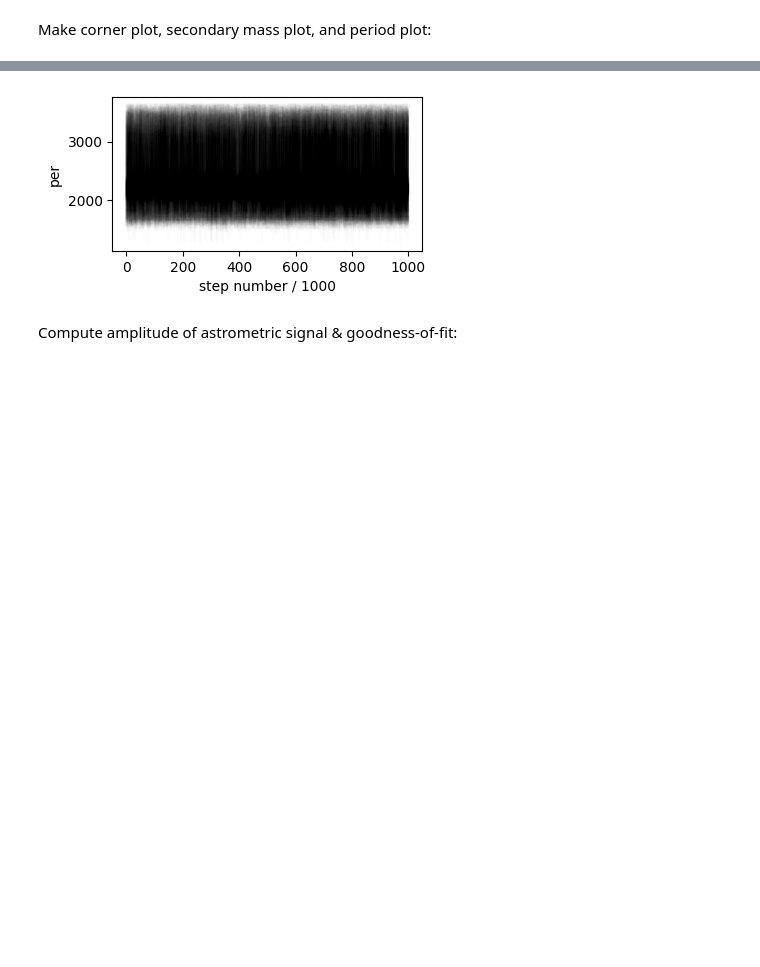
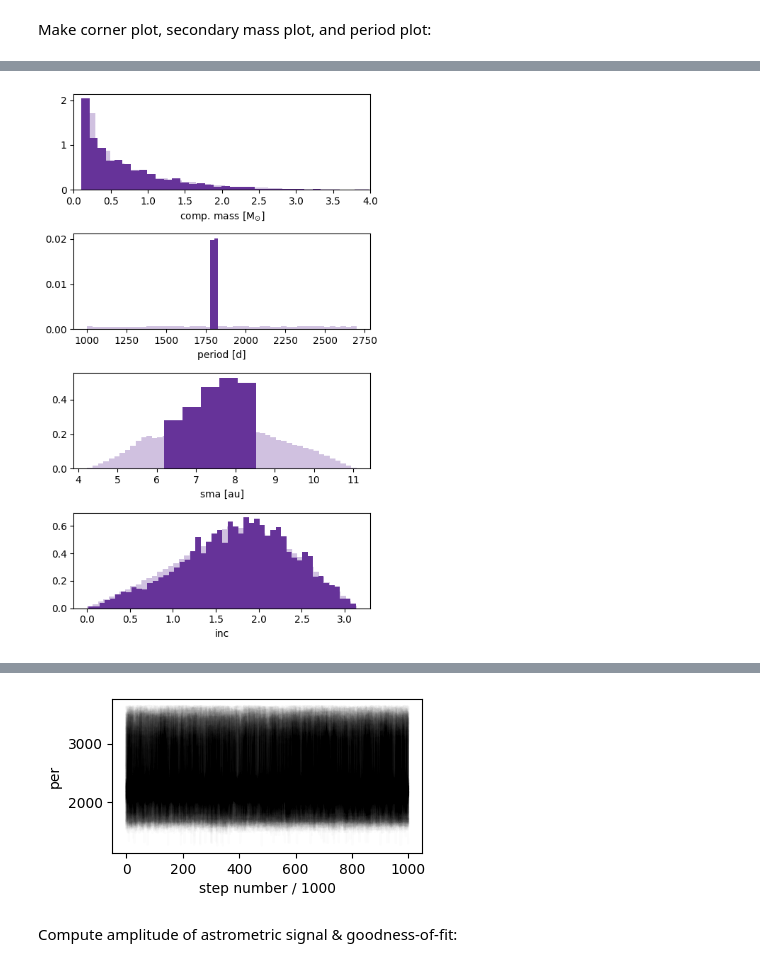
Before and after one commit to sblunt/betelgeuse, a Jupyter notebook: is_it_real.ipynb, the cells around one changed output, grey strips where cells are left out. Saved outputs shown, nothing was run; the diff lists cells and outputs as text; code cells hidden in the pictures; blank space fills up the shorter version.

```diff
--- a/is_it_real.ipynb
+++ b/is_it_real.ipynb
@@ -124,0 +121,82 @@ plt.savefig("{}/plx.png".format(savedir), dpi=250)
+# %%
+fig, ax = plt.subplots(4, 1, figsize=(5, 8))
+
+# select subset of posterior consistent with RV period
+p1 = 1800 / 365.25  # [yr]
+p1_unc = 25 / 365.25  # [yr]
+good_mask = (beetle_results.post[:, beetle_results.param_idx["per1"]] > p1 - p1_unc) & (
+    beetle_results.post[:, beetle_results.param_idx["per1"]] < p1 + p1_unc
+)
+
+ax[0].hist(
+    beetle_results.post[:, beetle_results.param_idx["m1"]] * u.M_jup / u.M_sun,
+    bins=50,
+    density=True,
+    color="rebeccapurple",
+    alpha=0.3,
+)
+ax[0].hist(
+    beetle_results.post[:, beetle_results.param_idx["m1"]][good_mask]
+    * u.M_jup
+    / u.M_sun,
+    bins=50,
+    density=True,
+    color="rebeccapurple",
+)
+ax[0].set_xlim(0, 4)
+ax[0].set_xlabel("comp. mass [M$_{{\\odot}}$]")
+ax[1].hist(
+    beetle_results.post[:, beetle_results.param_idx["per1"]] * 365.25,
+    bins=50,
+    density=True,
+    color="rebeccapurple",
+    alpha=0.3,
+)
+ax[1].hist(
+    beetle_results.post[:, beetle_results.param_idx["per1"]][good_mask] * 365.25,
+    bins=2,
+    density=True,
+    color="rebeccapurple",
+)
+ax[1].set_xlabel("period [d]")
+ax[2].hist(
+    (
+        (beetle_results.post[:, beetle_results.param_idx["per1"]]) ** 2
+        * beetle_results.post[:, beetle_results.param_idx["m0"]]
+    )
+    ** (1 / 3),
+    bins=50,
+    density=True,
+    color="rebeccapurple",
+    alpha=0.3,
+)
+ax[2].hist(
+    (
+        (beetle_results.post[:, beetle_results.param_idx["per1"]][good_mask]) ** 2
+        * beetle_results.post[:, beetle_results.param_idx["m0"]][good_mask]
+    )
+    ** (1 / 3),
+    bins=5,
+    density=True,
+    color="rebeccapurple",
+)
+ax[2].set_xlabel("sma [au]")
+ax[3].hist(
+    beetle_results.post[:, beetle_results.param_idx["inc1"]],
+    bins=50,
+    density=True,
+    color="rebeccapurple",
+    alpha=0.3,
+)
+ax[3].hist(
+    beetle_results.post[:, beetle_results.param_idx["inc1"]][good_mask],
+    bins=50,
+    density=True,
+    color="rebeccapurple",
+)
+ax[3].set_xlabel("inc")
+
+plt.tight_layout()
+plt.savefig("{}/mass_period.png".format(savedir), dpi=250)
+# %% [output]
+[figure, added]
```
Also changed, not shown: parts of 6 cells of this notebook, 54 other files.
